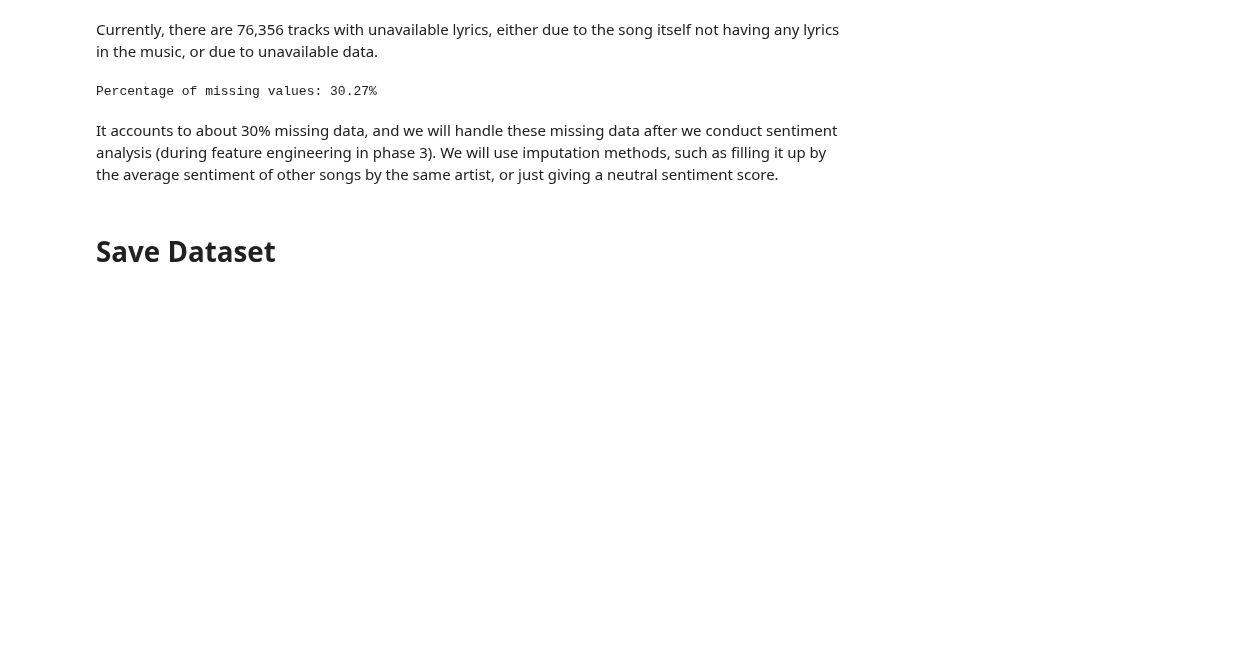
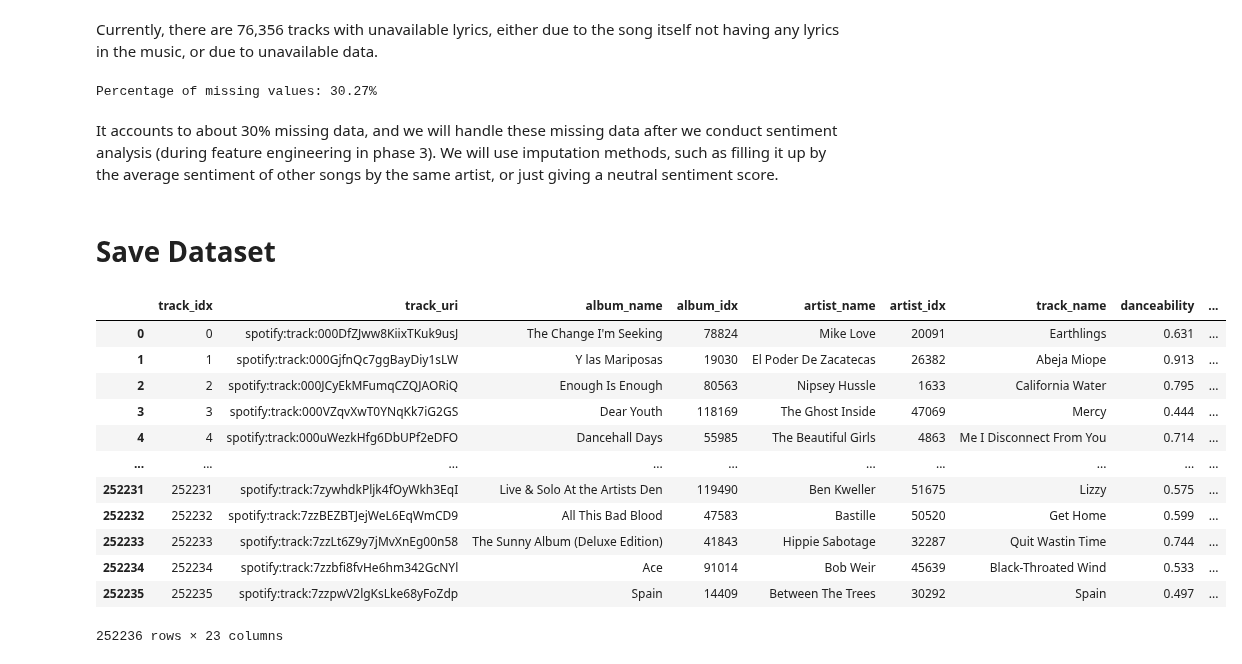
Before and after one commit to ouch528/Spotifynd, a Jupyter notebook: phase2_data_cleaning/track_cleaning.ipynb, the cells around one changed output. Saved outputs shown, nothing was run; the diff lists cells and outputs as text; code cells hidden in the pictures; blank space fills up the shorter version.

```diff
--- a/phase2_data_cleaning/track_cleaning.ipynb
+++ b/phase2_data_cleaning/track_cleaning.ipynb
@@ -502,3 +502,21 @@ It accounts to about 30% missing data, and we will handle these missing data aft
 df_sorted = df.sort_values(by='track_idx', ascending=True)
 df_sorted = df_sorted.rename(columns={'track_popularity_impute': 'track_popularity'})
 df_sorted.to_parquet('../phase2_data_cleaning/cleaned dataset/track_cleaned.parquet')
+# %%
+import pandas as pd
+df = pd.read_parquet('../phase2_data_cleaning/cleaned dataset/track_cleaned.parquet')
+df
+# %% [output]
+|  | track_idx | track_uri | album_name | album_idx | artist_name | artist_idx | track_name | danceability | ... |
+| 0 | 0 | spotify:track:000DfZJww8KiixTKuk9usJ | The Change I'm Seeking | 78824 | Mike Love | 20091 | Earthlings | 0.631 | ... |
+| 1 | 1 | spotify:track:000GjfnQc7ggBayDiy1sLW | Y las Mariposas | 19030 | El Poder De Zacatecas | 26382 | Abeja Miope | 0.913 | ... |
+| 2 | 2 | spotify:track:000JCyEkMFumqCZQJAORiQ | Enough Is Enough | 80563 | Nipsey Hussle | 1633 | California Water | 0.795 | ... |
+| 3 | 3 | spotify:track:000VZqvXwT0YNqKk7iG2GS | Dear Youth | 118169 | The Ghost Inside | 47069 | Mercy | 0.444 | ... |
+| 4 | 4 | spotify:track:000uWezkHfg6DbUPf2eDFO | Dancehall Days | 55985 | The Beautiful Girls | 4863 | Me I Disconnect From You | 0.714 | ... |
+| ... | ... | ... | ... | ... | ... | ... | ... | ... | ... |
+| 252231 | 252231 | spotify:track:7zywhdkPljk4fOyWkh3EqI | Live & Solo At the Artists Den | 119490 | Ben Kweller | 51675 | Lizzy | 0.575 | ... |
+| 252232 | 252232 | spotify:track:7zzBEZBTJejWeL6EqWmCD9 | All This Bad Blood | 47583 | Bastille | 50520 | Get Home | 0.599 | ... |
+| 252233 | 252233 | spotify:track:7zzLt6Z9y7jMvXnEg00n58 | The Sunny Album (Deluxe Edition) | 41843 | Hippie Sabotage | 32287 | Quit Wastin Time | 0.744 | ... |
+| 252234 | 252234 | spotify:track:7zzbfi8fvHe6hm342GcNYl | Ace | 91014 | Bob Weir | 45639 | Black-Throated Wind | 0.533 | ... |
+| 252235 | 252235 | spotify:track:7zzpwV2lgKsLke68yFoZdp | Spain | 14409 | Between The Trees | 30292 | Spain | 0.497 | ... |
+252236 rows × 23 columns
```
Also changed, not shown: 5 other files.
